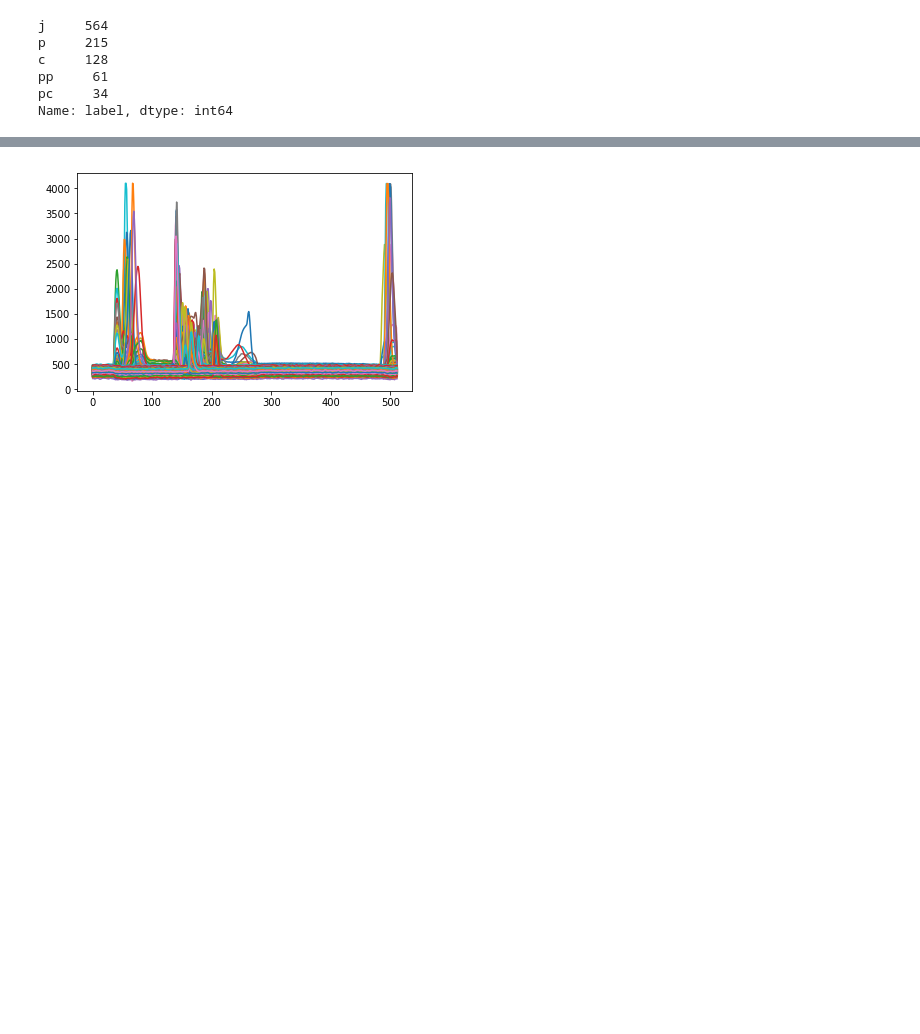
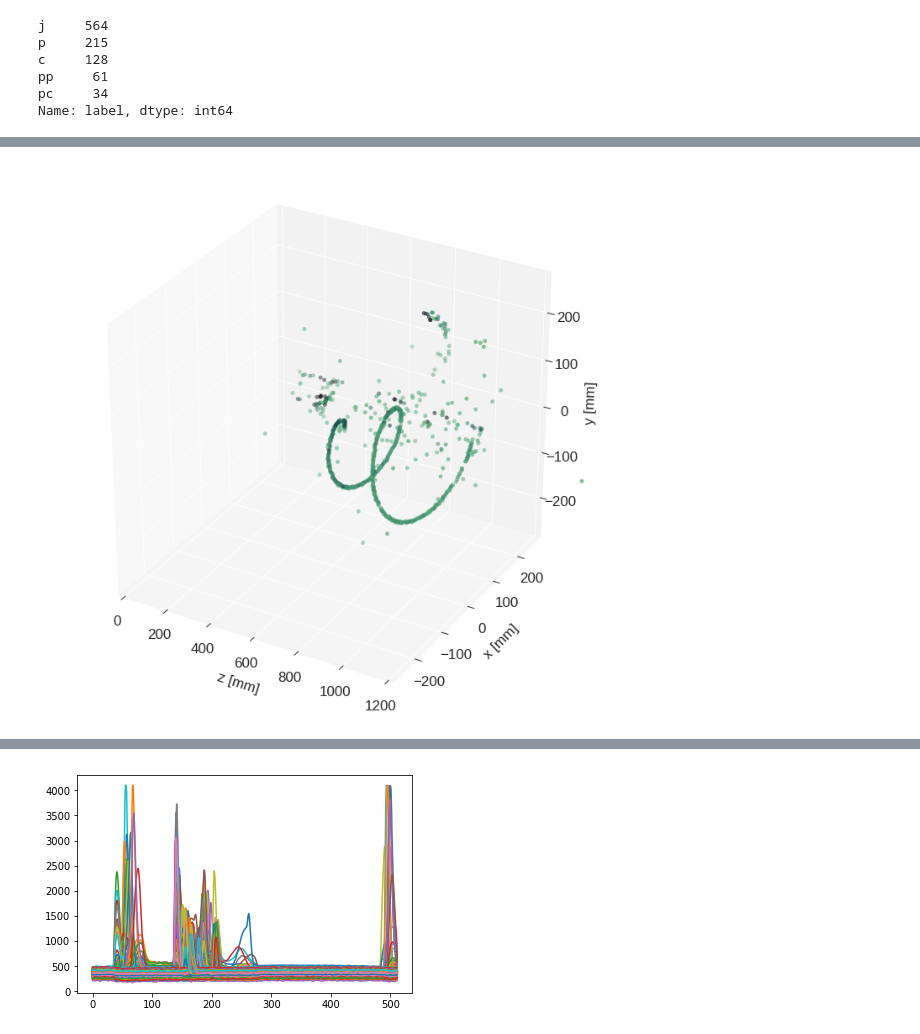
Before and after one commit to jtaylorz/attpc-event-classification, a Jupyter notebook: jupyter-notebooks/real-data-work/VisualizeLabeledData-MPK_testing_z.ipynb, the cells around one changed output, grey strips where cells are left out. Cells and saved outputs as stored; diff of their text form; code cells hidden in the pictures; blank space fills up the shorter version.

```diff
--- a/jupyter-notebooks/real-data-work/VisualizeLabeledData-MPK_testing_z.ipynb
+++ b/jupyter-notebooks/real-data-work/VisualizeLabeledData-MPK_testing_z.ipynb
@@ -101 +99,36 @@ ax2.set_zlim(0., 2000.)
+# %%
+plt.rcParams["axes.labelsize"] = 17
+plt.rcParams["axes.titlesize"] = 17
+plt.rcParams["xtick.labelsize"] = 17
+plt.rcParams["ytick.labelsize"] = 17
+
+import seaborn as sns
+# Define colormaps for the plots
+pad_colors = sns.cubehelix_palette(n_colors=6, start=0, rot=-0.4,
+                                   gamma=1, hue=0.8, light=0.95, dark=0.15)
+pad_cm = sns.blend_palette(pad_colors, as_cmap=True)
+"""The color map for the `pad_plot` function."""
+
+ch_colors = sns.cubehelix_palette(n_colors=6, start=0, rot=-0.4, gamma=2.0, hue=1, light=0.75, dark=0.05)
+ch_cm = sns.blend_palette(ch_colors, as_cmap=True)
+
+fig = plt.figure(figsize=(12,12))
+ax = fig.add_subplot(111, projection="3d")
+plt.gca().patch.set_facecolor('white')
+
+charge = xyzs[:, 3]
+
+ax.scatter(xyzs[:,2], xyzs[:,0], xyzs[:,1], cmap=ch_cm, c=charge)
+#ax.axis('equal')
+ax.set_xlim(0., 1200.)
+ax.set_ylim(-275., 275.)
+ax.set_zlim(-275., 275.)
+
+ax.set_xlabel('\n\n z [mm]')
+ax.set_ylabel('\n\n x [mm]')
+ax.set_zlabel('\n\n y [mm]')
+
+#lt.savefig('../../plots/results/thesis/evt_83_run_0130_3D.pdf')
+# %% [output]
+[figure, added]
 # %%
```
Also changed, not shown: parts of 4 cells of this notebook, 6 other files.
